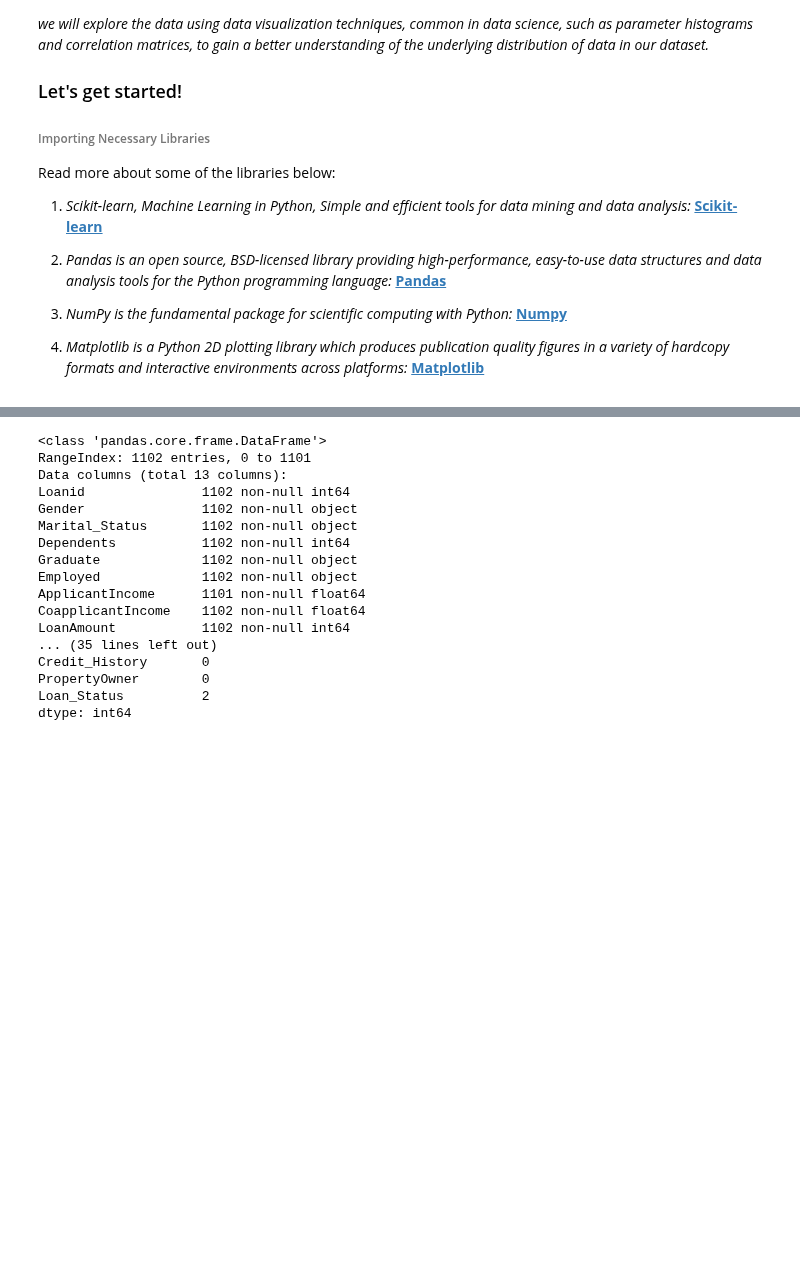
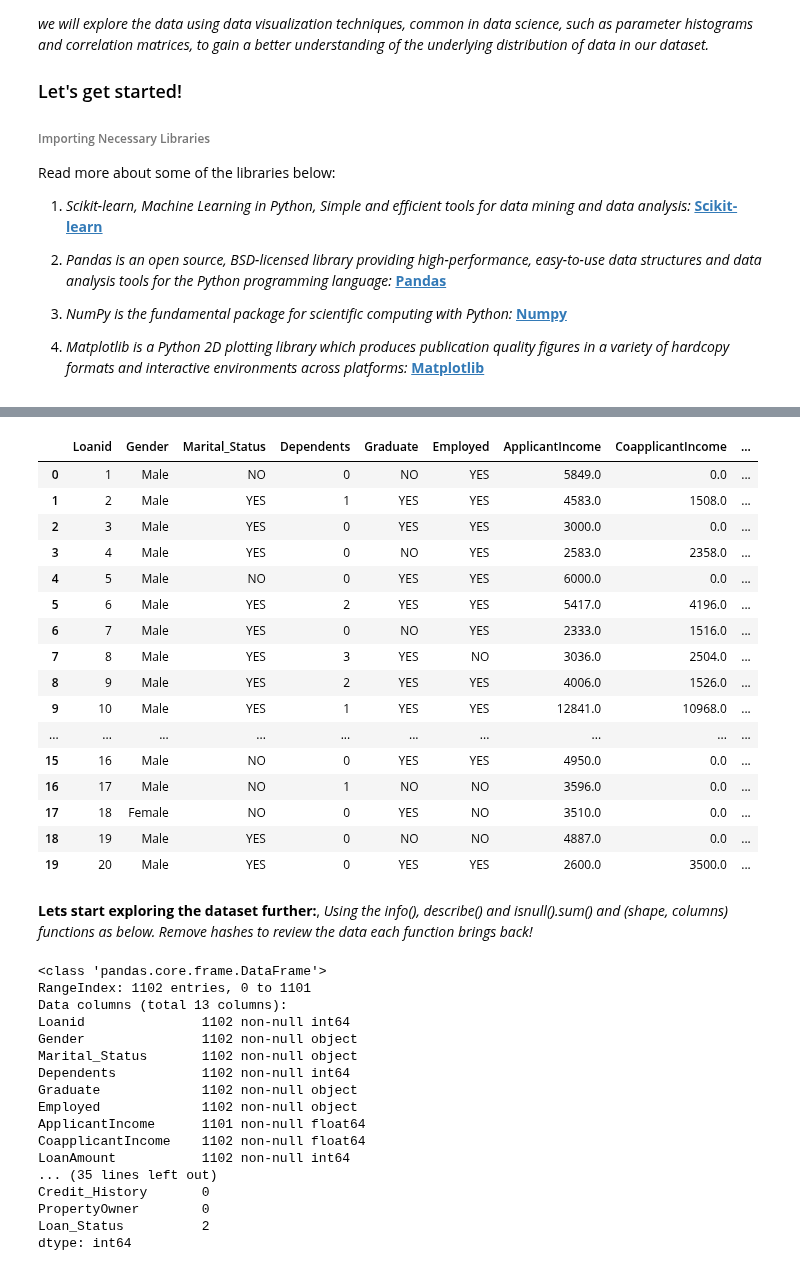
Before and after one commit to tullshaun/MachineLearning, a Jupyter notebook: 1. Loan Application Data Pre-processing.ipynb, the cells around one changed output, grey strips where cells are left out. Saved outputs shown, nothing was run; the diff lists cells and outputs as text; code cells hidden in the pictures; blank space fills up the shorter version.

```diff
--- a/1. Loan Application Data Pre-processing.ipynb
+++ b/1. Loan Application Data Pre-processing.ipynb
@@ -54,0 +55,2 @@ In the following cells, we will import our dataset from a .csv file as a Pandas
+# %%
+data = pd.read_csv('c:\\ml\\LoanPredOrig.csv')
@@ -55 +71,24 @@ In the following cells, we will import our dataset from a .csv file as a Pandas
+# %%
+data.head(20) #### return the top 20 observations and see the types of data present
+# %% [output]
+|  | Loanid | Gender | Marital_Status | Dependents | Graduate | Employed | ApplicantIncome | CoapplicantIncome | ... |
+| 0 | 1 | Male | NO | 0 | NO | YES | 5849.0 | 0.0 | ... |
+| 1 | 2 | Male | YES | 1 | YES | YES | 4583.0 | 1508.0 | ... |
+| 2 | 3 | Male | YES | 0 | YES | YES | 3000.0 | 0.0 | ... |
+| 3 | 4 | Male | YES | 0 | NO | YES | 2583.0 | 2358.0 | ... |
+| 4 | 5 | Male | NO | 0 | YES | YES | 6000.0 | 0.0 | ... |
+| 5 | 6 | Male | YES | 2 | YES | YES | 5417.0 | 4196.0 | ... |
+| 6 | 7 | Male | YES | 0 | NO | YES | 2333.0 | 1516.0 | ... |
+| 7 | 8 | Male | YES | 3 | YES | NO | 3036.0 | 2504.0 | ... |
+| 8 | 9 | Male | YES | 2 | YES | YES | 4006.0 | 1526.0 | ... |
+| 9 | 10 | Male | YES | 1 | YES | YES | 12841.0 | 10968.0 | ... |
+| ... | ... | ... | ... | ... | ... | ... | ... | ... | ... |
+| 15 | 16 | Male | NO | 0 | YES | YES | 4950.0 | 0.0 | ... |
+| 16 | 17 | Male | NO | 1 | NO | NO | 3596.0 | 0.0 | ... |
+| 17 | 18 | Female | NO | 0 | YES | NO | 3510.0 | 0.0 | ... |
+| 18 | 19 | Male | YES | 0 | NO | NO | 4887.0 | 0.0 | ... |
+| 19 | 20 | Male | YES | 0 | YES | YES | 2600.0 | 3500.0 | ... |
+# %% [markdown]
+**Lets start exploring the dataset further:**, *Using the info(), describe() and isnull().sum() and (shape, columns)  functions as below.
+Remove hashes to review the data each function brings back!*
 # %%
```
Also changed, not shown: parts of 24 cells of this notebook.
